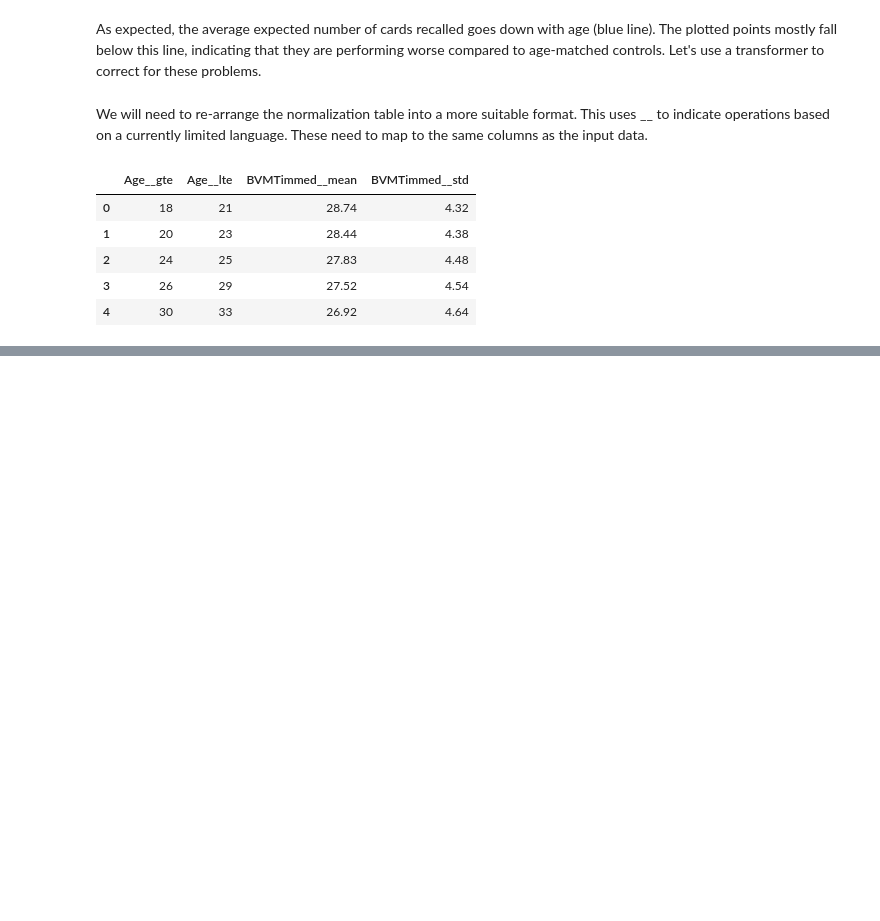
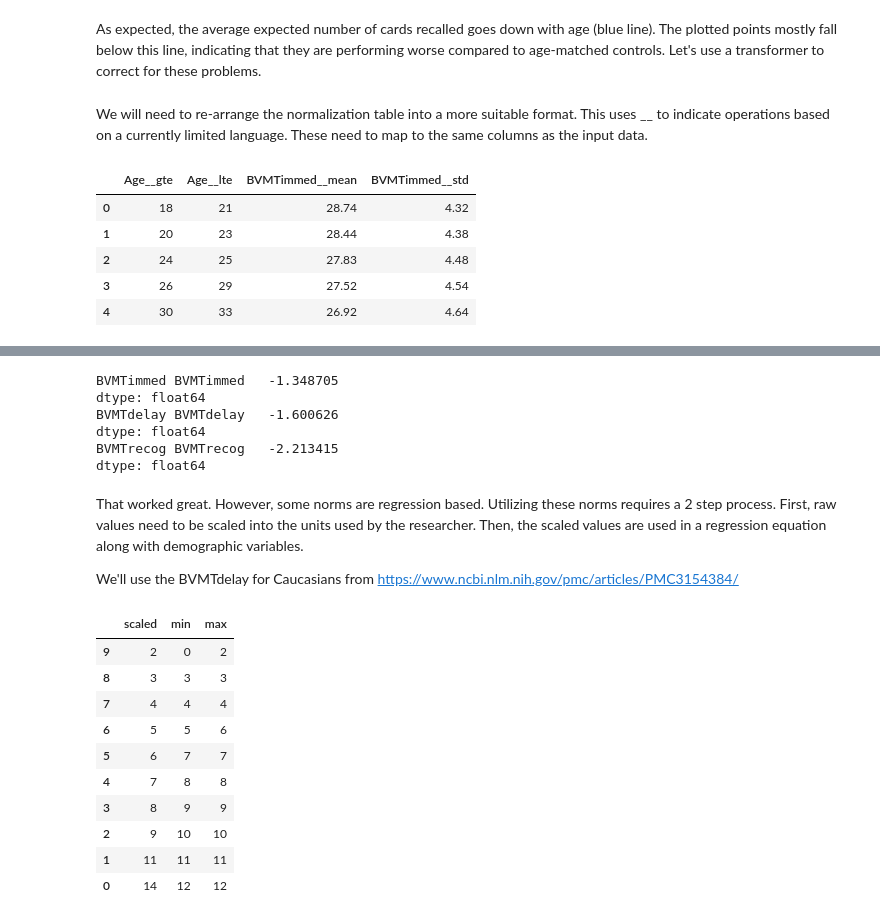
Before and after one commit to JudoWill/autoneuro, a Jupyter notebook: 00_core.ipynb, the cells around one changed output, grey strips where cells are left out. Drawn from its saved outputs; the diff is of its cells as text; code cells hidden in the pictures; blank space fills up the shorter version.

```diff
--- a/00_core.ipynb
+++ b/00_core.ipynb
@@ -276,0 +394,34 @@ multi_trans.get_feature_names()
+# %%
+ex_path = 'data/norms/from_kate/BVMTR/description.yaml'
+for tf in build_from_yaml(ex_path):
+    print(tf.name, tf.transform(bvmt_all).mean())
+# %% [output]
+BVMTimmed BVMTimmed   -1.348705
+dtype: float64
+BVMTdelay BVMTdelay   -1.600626
+dtype: float64
+BVMTrecog BVMTrecog   -2.213415
+dtype: float64
+# %% [markdown]
+That worked great.
+However, some norms are regression based.
+Utilizing these norms requires a 2 step process.
+First, raw values need to be scaled into the units used by the researcher.
+Then, the scaled values are used in a regression equation along with demographic variables.
+
+We'll use the BVMTdelay for Caucasians from https://www.ncbi.nlm.nih.gov/pmc/articles/PMC3154384/
+# %%
+scale_data = pd.read_csv('data/testing/heaton_bvtm_scales.csv').sort_values('max')
+scale_data
+# %% [output]
+|  | scaled | min | max |
+| 9 | 2 | 0 | 2 |
+| 8 | 3 | 3 | 3 |
+| 7 | 4 | 4 | 4 |
+| 6 | 5 | 5 | 6 |
+| 5 | 6 | 7 | 7 |
+| 4 | 7 | 8 | 8 |
+| 3 | 8 | 9 | 9 |
+| 2 | 9 | 10 | 10 |
+| 1 | 11 | 11 | 11 |
+| 0 | 14 | 12 | 12 |
```
Also changed, not shown: parts of 21 cells of this notebook, 12 other files.
